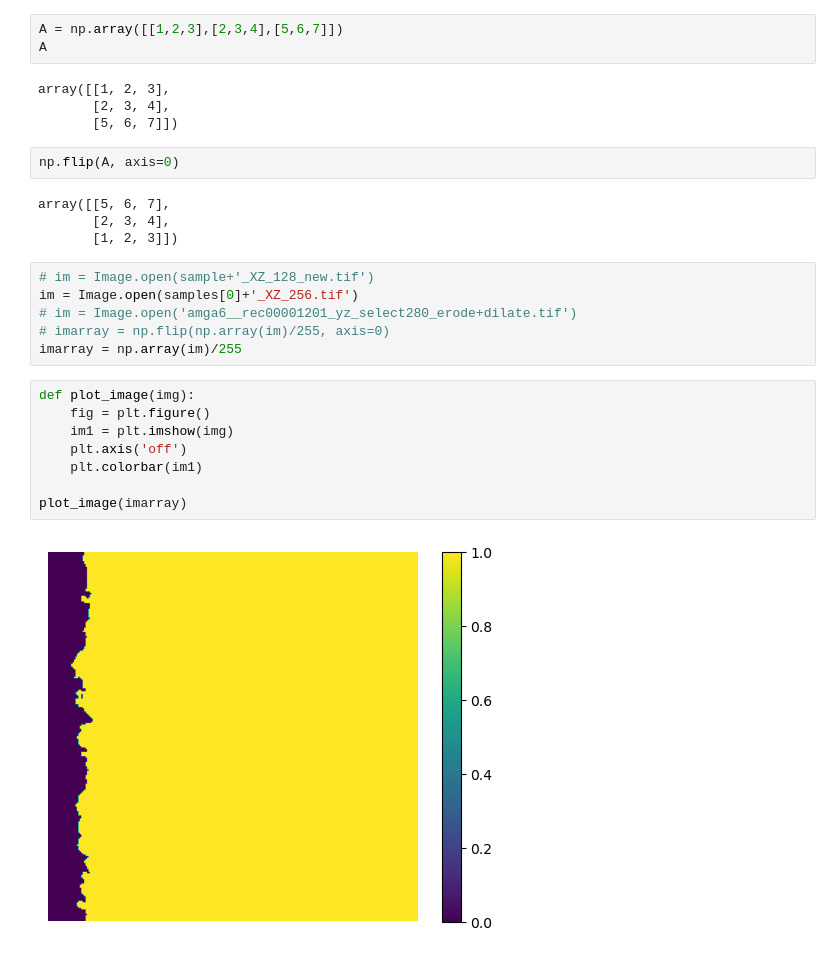
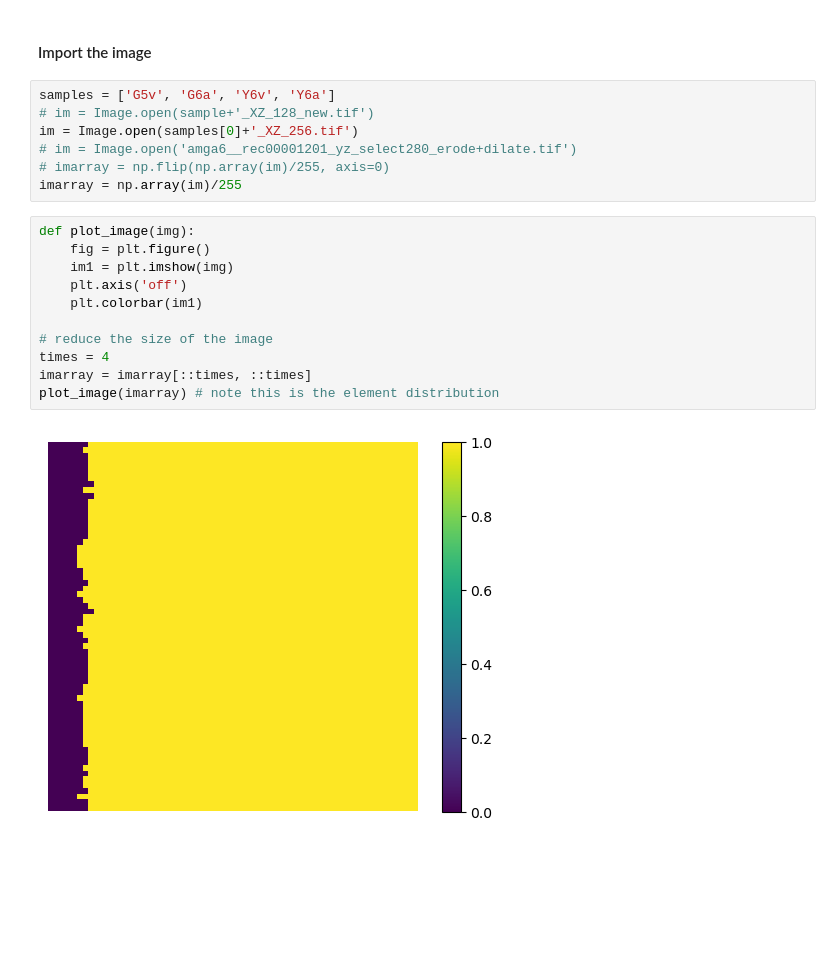
Before and after one commit to ymlasu/MFEA-Net, a Jupyter notebook: data/Ti64/elasticity_type1_1phase_Ti64_fem.ipynb, the cells around one changed output. Cells and saved outputs as stored; diff of their text form; blank space fills up the shorter version.

```diff
--- a/data/Ti64/elasticity_type1_1phase_Ti64_fem.ipynb
+++ b/data/Ti64/elasticity_type1_1phase_Ti64_fem.ipynb
@@ -23,17 +16,7 @@ n_data = len(samples)
-# %%
-A = np.array([[1,2,3],[2,3,4],[5,6,7]])
-A
-# %% [output]
-array([[1, 2, 3],
-       [2, 3, 4],
-       [5, 6, 7]])
-# %%
-np.flip(A, axis=0)
-# %% [output]
-array([[5, 6, 7],
-       [2, 3, 4],
-       [1, 2, 3]])
+# %% [markdown]
+#### Import the image
 # %%
+samples = ['G5v', 'G6a', 'Y6v', 'Y6a']
 # im = Image.open(sample+'_XZ_128_new.tif')
 im = Image.open(samples[0]+'_XZ_256.tif')
 # im = Image.open('amga6__rec00001201_yz_select280_erode+dilate.tif')
@@ -42,10 +25,13 @@ imarray = np.array(im)/255
 # %%
 def plot_image(img):
     fig = plt.figure()
     im1 = plt.imshow(img)
     plt.axis('off')
     plt.colorbar(im1)
 
-plot_image(imarray)
+# reduce the size of the image
+times = 4
+imarray = imarray[::times, ::times]
+plot_image(imarray) # note this is the element distribution
 # %% [output]
-[figure, old version]
+[figure, new version]
```
Also changed, not shown: parts of 24 cells of this notebook, 6 other files.
